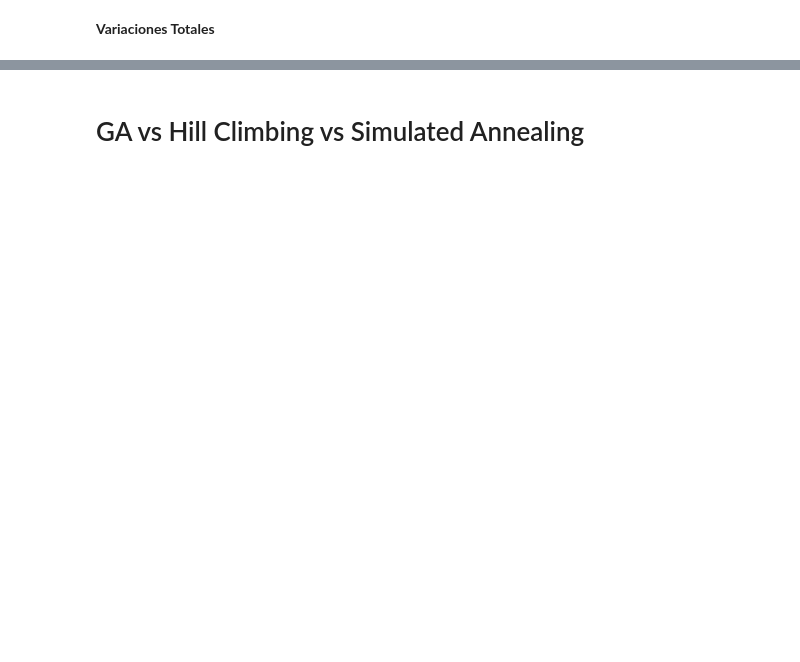
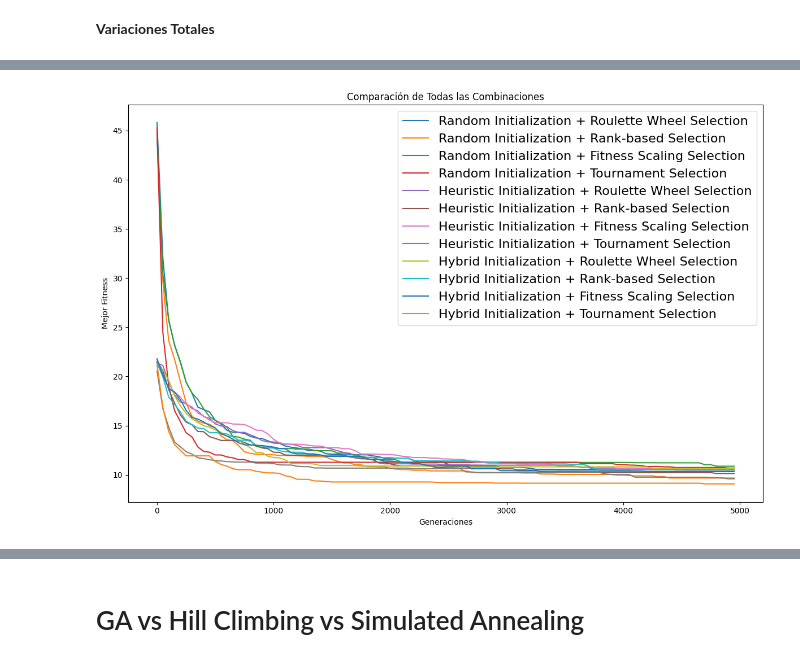
Before and after one commit to BrajanNieto/GA-TSP-Comparison, a Jupyter notebook: IA_Fundamentals_GeneticAlgorithm_TSP_BrajanNieto.ipynb, the cells around one changed output, grey strips where cells are left out. Cells and saved outputs as stored; diff of their text form; code cells hidden in the pictures; blank space fills up the shorter version.

```diff
--- a/IA_Fundamentals_GeneticAlgorithm_TSP_BrajanNieto.ipynb
+++ b/IA_Fundamentals_GeneticAlgorithm_TSP_BrajanNieto.ipynb
@@ -793,17 +897,17 @@ SyntaxError: invalid syntax (<ipython-input-79-9b9d26555ead>, line 1)
 # %%
-# Configurar la matriz de subplots
-fig, axes = plt.subplots(nrows=3, ncols=4, figsize=(20, 15))
-axes = axes.flatten()
+#
+plt.figure(figsize=(12, 8))
 
-# Graficar cada combinación
-for idx, key in enumerate(histories_combined):
+for key in histories_combined:
     gen = [item[0] for item in histories_combined[key]]
     fit = [item[1] for item in histories_combined[key]]
+    plt.plot(gen, fit, label=key)
 
-    axes[idx].plot(gen, fit)
-    axes[idx].set_title(key)
-    axes[idx].set_xlabel('Generaciones')
-    axes[idx].set_ylabel('Mejor Fitness')
-
+plt.xlabel('Generaciones')
+plt.ylabel('Mejor Fitness')
+plt.title('Comparación de Todas las Combinaciones')
+plt.legend(fontsize16)
 plt.tight_layout()
 plt.show()
+# %% [output]
+[figure, added]
```
Also changed, not shown: parts of 11 cells of this notebook.
